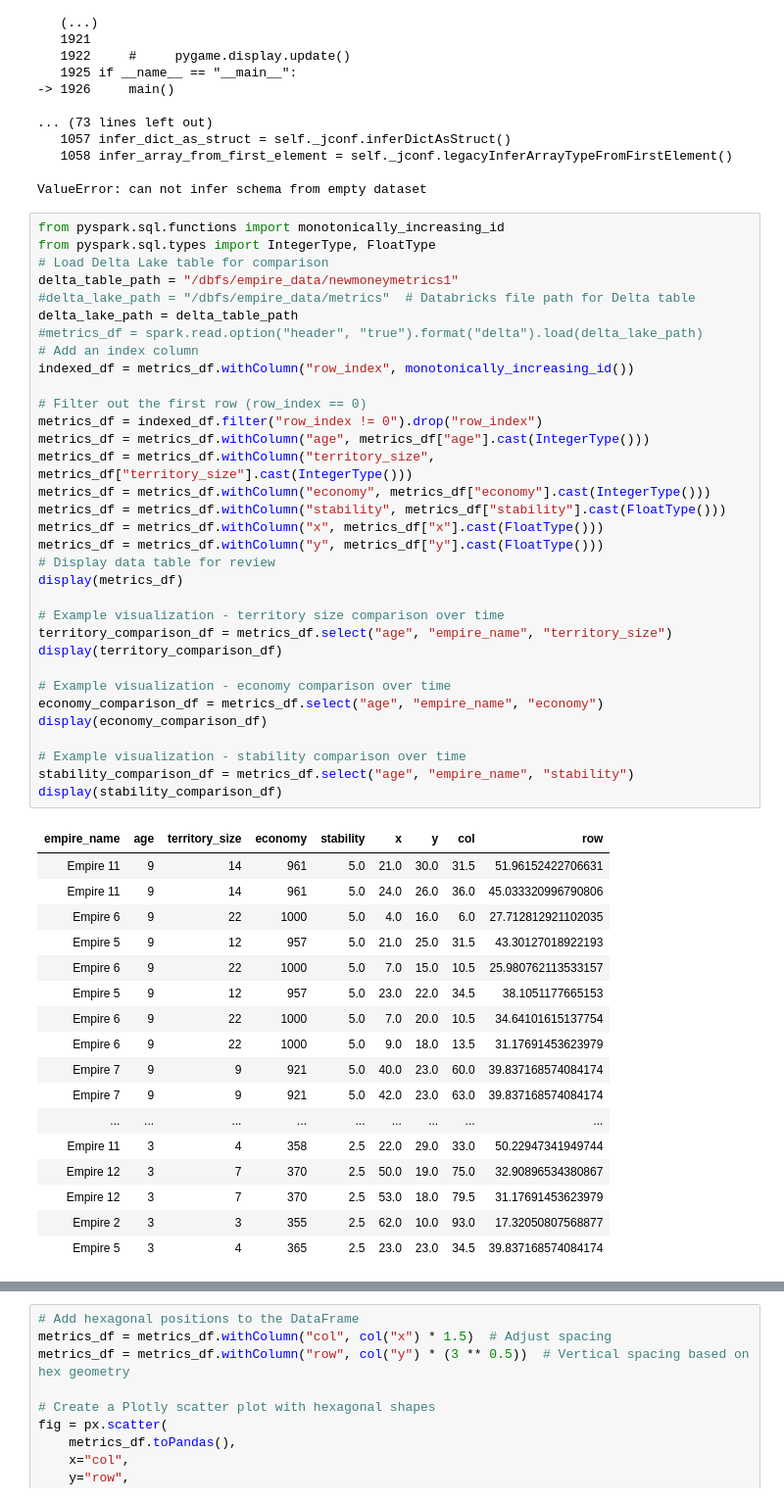
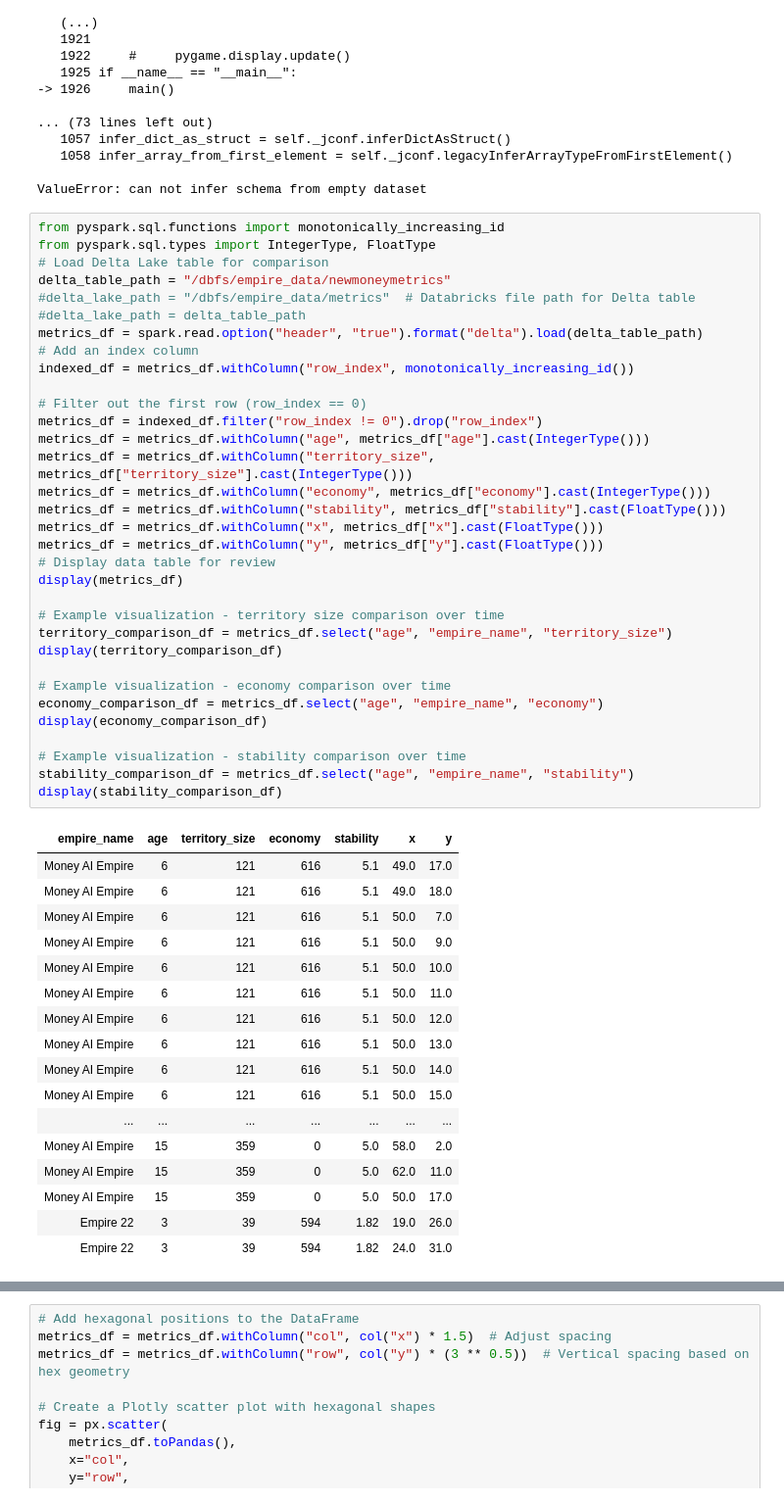
Before and after one commit to ojomusi/civilization-simulator-RL, a Jupyter notebook: Python/FINAL CODE (Run in Databricks, Other is Local)/money civ databricks.ipynb, the cells around one changed output, grey strips where cells are left out. Shown: that part at 98% size. Cells and saved outputs as stored; diff of their text form.

```diff
--- a/Python/FINAL CODE (Run in Databricks, Other is Local)/money civ databricks.ipynb
+++ b/Python/FINAL CODE (Run in Databricks, Other is Local)/money civ databricks.ipynb
@@ -1985,51 +1985,51 @@ ValueError: can not infer schema from empty dataset
 from pyspark.sql.functions import monotonically_increasing_id
 from pyspark.sql.types import IntegerType, FloatType
 # Load Delta Lake table for comparison
-delta_table_path = "/dbfs/empire_data/newmoneymetrics1"
+delta_table_path = "/dbfs/empire_data/newmoneymetrics"
 #delta_lake_path = "/dbfs/empire_data/metrics"  # Databricks file path for Delta table
-delta_lake_path = delta_table_path
-#metrics_df = spark.read.option("header", "true").format("delta").load(delta_lake_path)
+#delta_lake_path = delta_table_path
+metrics_df = spark.read.option("header", "true").format("delta").load(delta_table_path)
 # Add an index column
 indexed_df = metrics_df.withColumn("row_index", monotonically_increasing_id())
 
 # Filter out the first row (row_index == 0)
 metrics_df = indexed_df.filter("row_index != 0").drop("row_index")
 metrics_df = metrics_df.withColumn("age", metrics_df["age"].cast(IntegerType()))
 metrics_df = metrics_df.withColumn("territory_size", metrics_df["territory_size"].cast(IntegerType()))
 metrics_df = metrics_df.withColumn("economy", metrics_df["economy"].cast(IntegerType()))
 metrics_df = metrics_df.withColumn("stability", metrics_df["stability"].cast(FloatType()))
 metrics_df = metrics_df.withColumn("x", metrics_df["x"].cast(FloatType()))
 metrics_df = metrics_df.withColumn("y", metrics_df["y"].cast(FloatType()))
 # Display data table for review
 display(metrics_df)
 
 # Example visualization - territory size comparison over time
 territory_comparison_df = metrics_df.select("age", "empire_name", "territory_size")
 display(territory_comparison_df)
 
 # Example visualization - economy comparison over time
 economy_comparison_df = metrics_df.select("age", "empire_name", "economy")
 display(economy_comparison_df)
 
 # Example visualization - stability comparison over time
 stability_comparison_df = metrics_df.select("age", "empire_name", "stability")
 display(stability_comparison_df)
 # %% [output]
-| empire_name | age | territory_size | economy | stability | x | y | col | row |
-| Empire 11 | 9 | 14 | 961 | 5.0 | 21.0 | 30.0 | 31.5 | 51.96152422706631 |
-| Empire 11 | 9 | 14 | 961 | 5.0 | 24.0 | 26.0 | 36.0 | 45.033320996790806 |
-| Empire 6 | 9 | 22 | 1000 | 5.0 | 4.0 | 16.0 | 6.0 | 27.712812921102035 |
-| Empire 5 | 9 | 12 | 957 | 5.0 | 21.0 | 25.0 | 31.5 | 43.30127018922193 |
-| Empire 6 | 9 | 22 | 1000 | 5.0 | 7.0 | 15.0 | 10.5 | 25.980762113533157 |
-| Empire 5 | 9 | 12 | 957 | 5.0 | 23.0 | 22.0 | 34.5 | 38.1051177665153 |
-| Empire 6 | 9 | 22 | 1000 | 5.0 | 7.0 | 20.0 | 10.5 | 34.64101615137754 |
-| Empire 6 | 9 | 22 | 1000 | 5.0 | 9.0 | 18.0 | 13.5 | 31.17691453623979 |
-| Empire 7 | 9 | 9 | 921 | 5.0 | 40.0 | 23.0 | 60.0 | 39.837168574084174 |
-| Empire 7 | 9 | 9 | 921 | 5.0 | 42.0 | 23.0 | 63.0 | 39.837168574084174 |
-| ... | ... | ... | ... | ... | ... | ... | ... | ... |
-| Empire 11 | 3 | 4 | 358 | 2.5 | 22.0 | 29.0 | 33.0 | 50.22947341949744 |
-| Empire 12 | 3 | 7 | 370 | 2.5 | 50.0 | 19.0 | 75.0 | 32.90896534380867 |
-| Empire 12 | 3 | 7 | 370 | 2.5 | 53.0 | 18.0 | 79.5 | 31.17691453623979 |
-| Empire 2 | 3 | 3 | 355 | 2.5 | 62.0 | 10.0 | 93.0 | 17.32050807568877 |
-| Empire 5 | 3 | 4 | 365 | 2.5 | 23.0 | 23.0 | 34.5 | 39.837168574084174 |
+| empire_name | age | territory_size | economy | stability | x | y |
+| Money AI Empire | 6 | 121 | 616 | 5.1 | 49.0 | 17.0 |
+| Money AI Empire | 6 | 121 | 616 | 5.1 | 49.0 | 18.0 |
+| Money AI Empire | 6 | 121 | 616 | 5.1 | 50.0 | 7.0 |
+| Money AI Empire | 6 | 121 | 616 | 5.1 | 50.0 | 9.0 |
+| Money AI Empire | 6 | 121 | 616 | 5.1 | 50.0 | 10.0 |
+| Money AI Empire | 6 | 121 | 616 | 5.1 | 50.0 | 11.0 |
+| Money AI Empire | 6 | 121 | 616 | 5.1 | 50.0 | 12.0 |
+| Money AI Empire | 6 | 121 | 616 | 5.1 | 50.0 | 13.0 |
+| Money AI Empire | 6 | 121 | 616 | 5.1 | 50.0 | 14.0 |
+| Money AI Empire | 6 | 121 | 616 | 5.1 | 50.0 | 15.0 |
+| ... | ... | ... | ... | ... | ... | ... |
+| Money AI Empire | 15 | 359 | 0 | 5.0 | 58.0 | 2.0 |
+| Money AI Empire | 15 | 359 | 0 | 5.0 | 62.0 | 11.0 |
+| Money AI Empire | 15 | 359 | 0 | 5.0 | 50.0 | 17.0 |
+| Empire 22 | 3 | 39 | 594 | 1.82 | 19.0 | 26.0 |
+| Empire 22 | 3 | 39 | 594 | 1.82 | 24.0 | 31.0 |
 | age | empire_name | territory_size |
```
Also changed, not shown: parts of 7 cells of this notebook, 9 other files.
